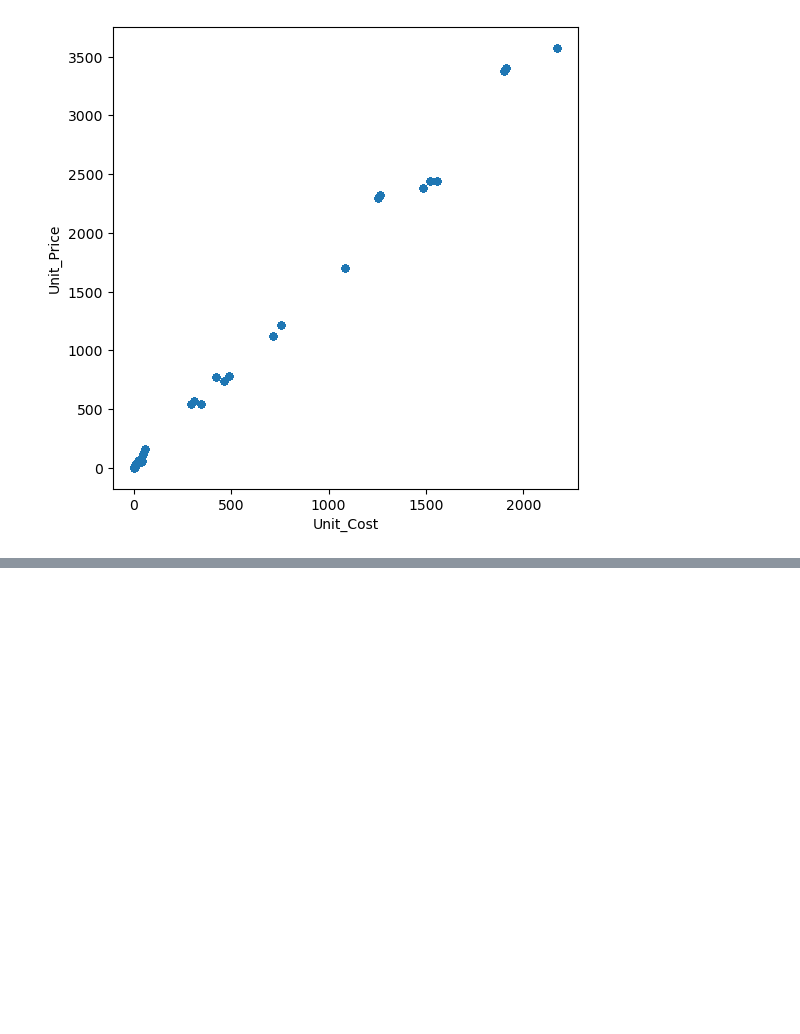
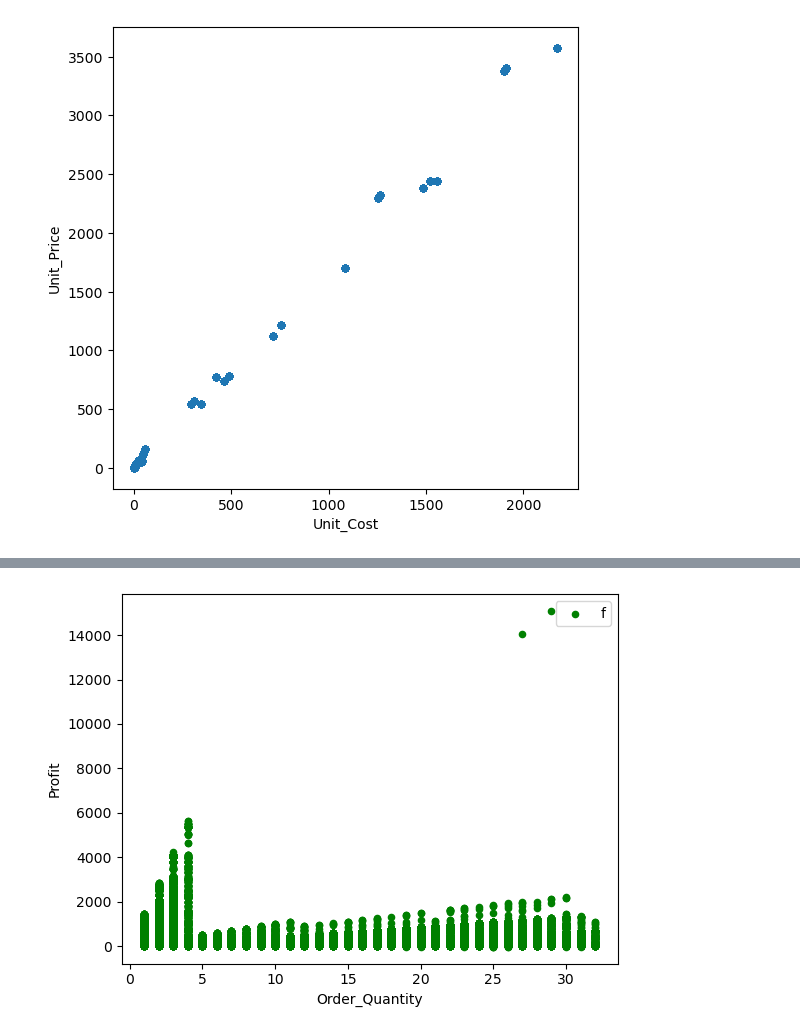
Before and after one commit to AlisonCG1/Freecodecamp-practice, a Jupyter notebook: Exercises_1.ipynb, the cells around one changed output, grey strips where cells are left out. Saved outputs shown, nothing was run; the diff lists cells and outputs as text; code cells hidden in the pictures; blank space fills up the shorter version.

```diff
--- a/Exercises_1.ipynb
+++ b/Exercises_1.ipynb
@@ -271,4 +270,7 @@ sales.plot(kind='scatter', x='Unit_Cost', y='Unit_Price', figsize=(6,6));
 Show a <b>scatter plot</b> between both columns.
 # %%
 # your code goes here
+sales.plot(kind='scatter', x='Order_Quantity',y='Profit',color = 'Green',label ='f');
+# %% [output]
+[figure, added]
 # %%
```
Also changed, not shown: parts of 9 cells of this notebook.
